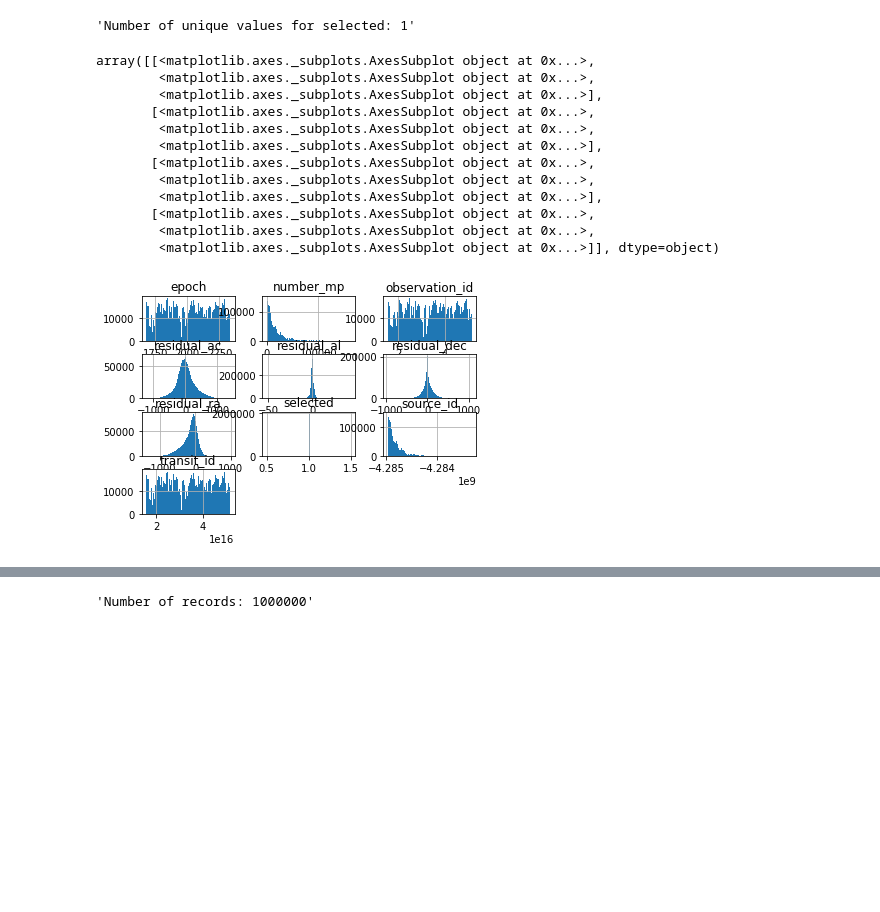
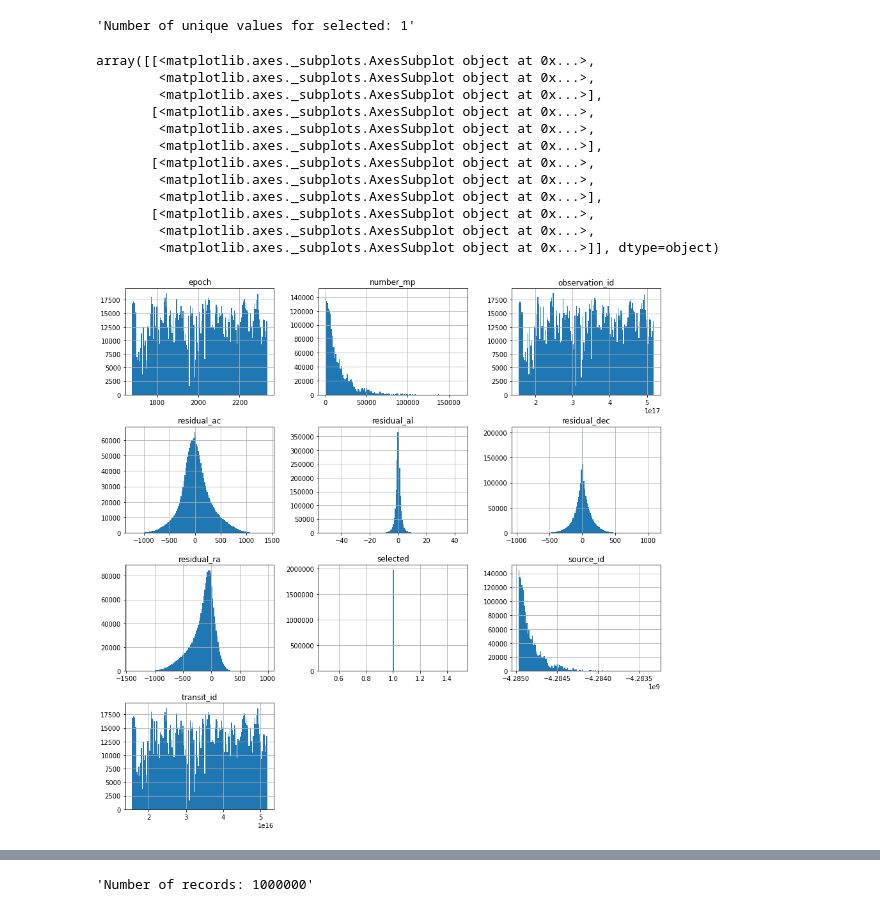
Before and after one commit to JSitter/gaia_visualization_notebook, a Jupyter notebook: Basic Descriptive Stats.ipynb, the cells around one changed output, grey strips where cells are left out. Drawn from its saved outputs; the diff is of its cells as text; code cells hidden in the pictures; blank space fills up the shorter version.

Commit message:
add histograms

```diff
--- a/Basic Descriptive Stats.ipynb
+++ b/Basic Descriptive Stats.ipynb
@@ -6,7 +6,7 @@ import matplotlib.pyplot as plt
 # %%
 def read_data(filename):
     #print("./unzipped-sample-data/" + str(filename))
-    return pd.read_csv("./unzipped-sample-data/" + str(filename))
+    return pd.read_csv("./Datasets/" + str(filename))
 
 def stats(filename):
     df = read_data(filename)
@@ -109,21 +109,21 @@ for column in df.columns.values:
 'Number of unique values for residual_ac: 1,977,702'
 'Number of unique values for selected: 1'
 # %%
-df.hist(bins=150)
+df.hist(bins=150, figsize=(15,15))
 # %% [output]
 array([[<matplotlib.axes._subplots.AxesSubplot object at 0x...>,
         <matplotlib.axes._subplots.AxesSubplot object at 0x...>,
         <matplotlib.axes._subplots.AxesSubplot object at 0x...>],
        [<matplotlib.axes._subplots.AxesSubplot object at 0x...>,
         <matplotlib.axes._subplots.AxesSubplot object at 0x...>,
         <matplotlib.axes._subplots.AxesSubplot object at 0x...>],
        [<matplotlib.axes._subplots.AxesSubplot object at 0x...>,
         <matplotlib.axes._subplots.AxesSubplot object at 0x...>,
         <matplotlib.axes._subplots.AxesSubplot object at 0x...>],
        [<matplotlib.axes._subplots.AxesSubplot object at 0x...>,
         <matplotlib.axes._subplots.AxesSubplot object at 0x...>,
         <matplotlib.axes._subplots.AxesSubplot object at 0x...>]], dtype=object)
-[figure, old version]
+[figure, new version]
 # %%
 df = stats("GaiaSource_2851858288640_1584379458008952960.csv")
 # %% [output]
```
Also changed, not shown: parts of 32 cells of this notebook.
